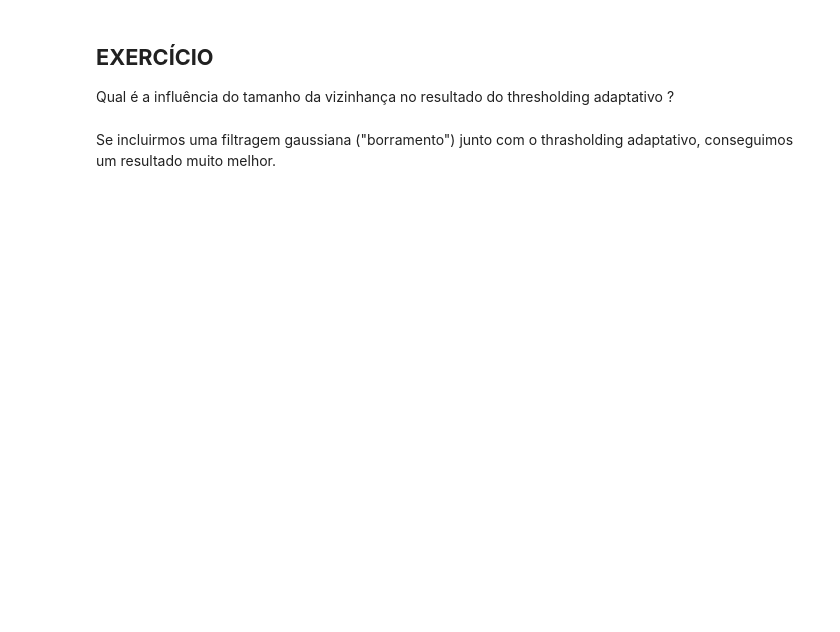
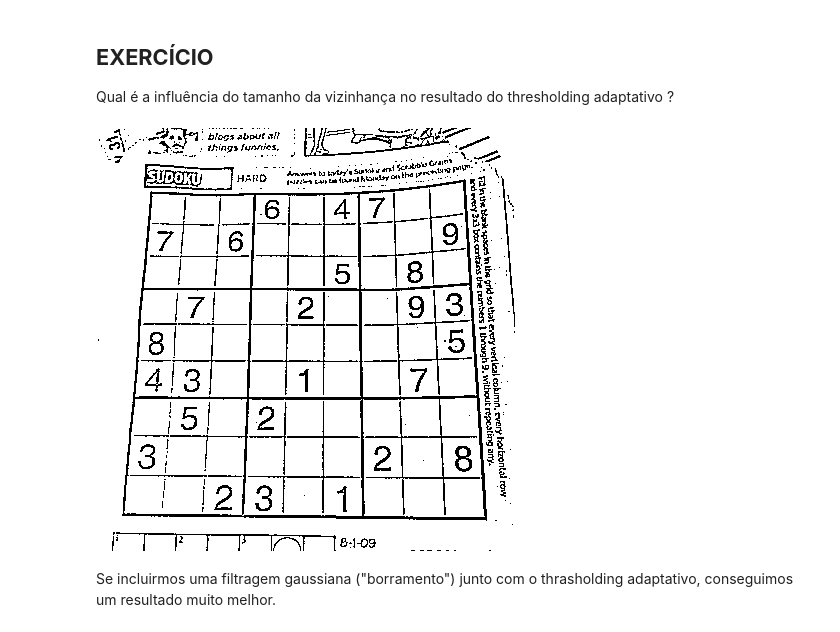
Before and after one commit to manucastilla/VisaoComputacional, a Jupyter notebook: Aula 05/Visão_Computacional_Aula_05.ipynb, the cells around one changed output. Saved outputs shown, nothing was run; the diff lists cells and outputs as text; code cells hidden in the pictures; blank space fills up the shorter version.

```diff
--- a/Aula 05/Visão_Computacional_Aula_05.ipynb
+++ b/Aula 05/Visão_Computacional_Aula_05.ipynb
@@ -194,3 +220,8 @@ Qual é a influência do tamanho da vizinhança no resultado do thresholding ada
+# %%
+imgt = cv.adaptiveThreshold(img,255,cv.ADAPTIVE_THRESH_MEAN_C,cv.THRESH_BINARY,5,8)
+cv2_imshow(imgt)
+# %% [output]
+[figure, added]
 # %% [markdown]
 Se incluirmos uma filtragem gaussiana ("borramento") junto com o thrasholding adaptativo, conseguimos um resultado muito melhor.
 # %%
```
Also changed, not shown: parts of 9 cells of this notebook.
